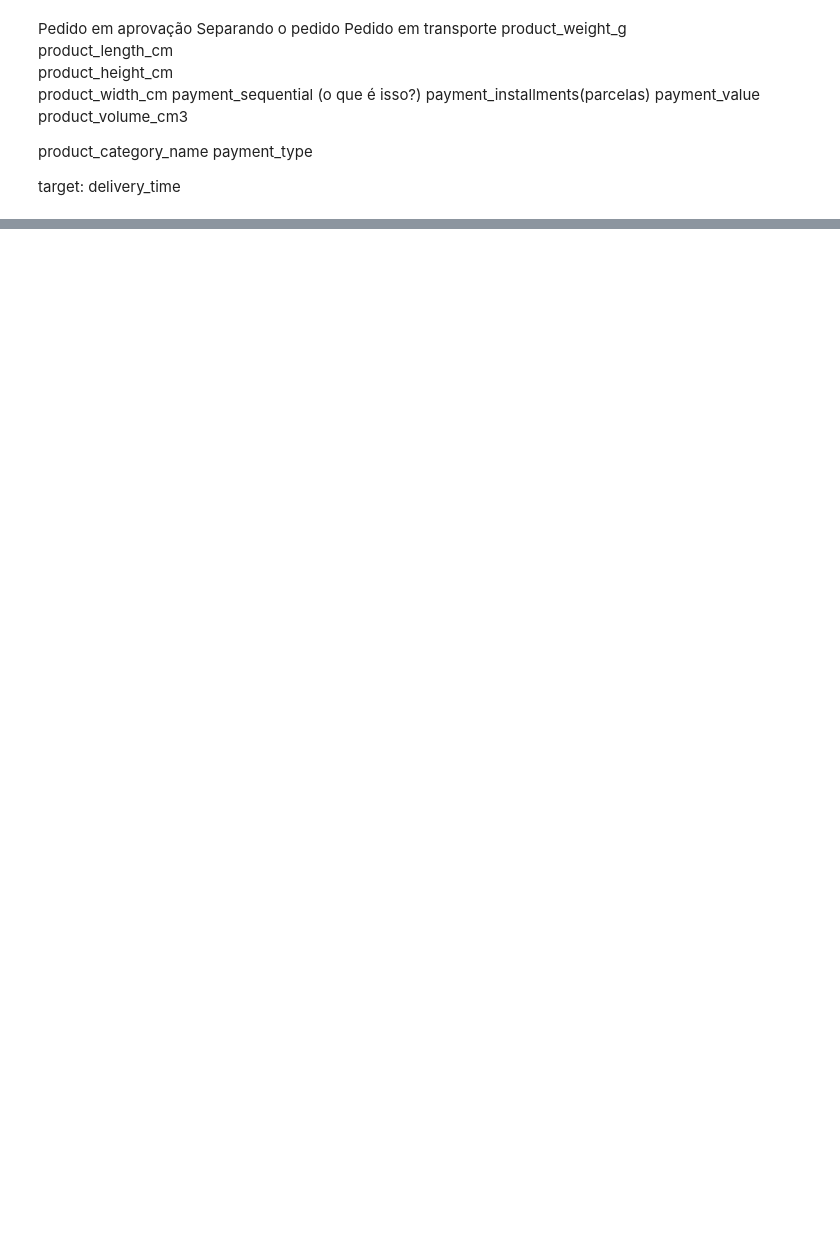
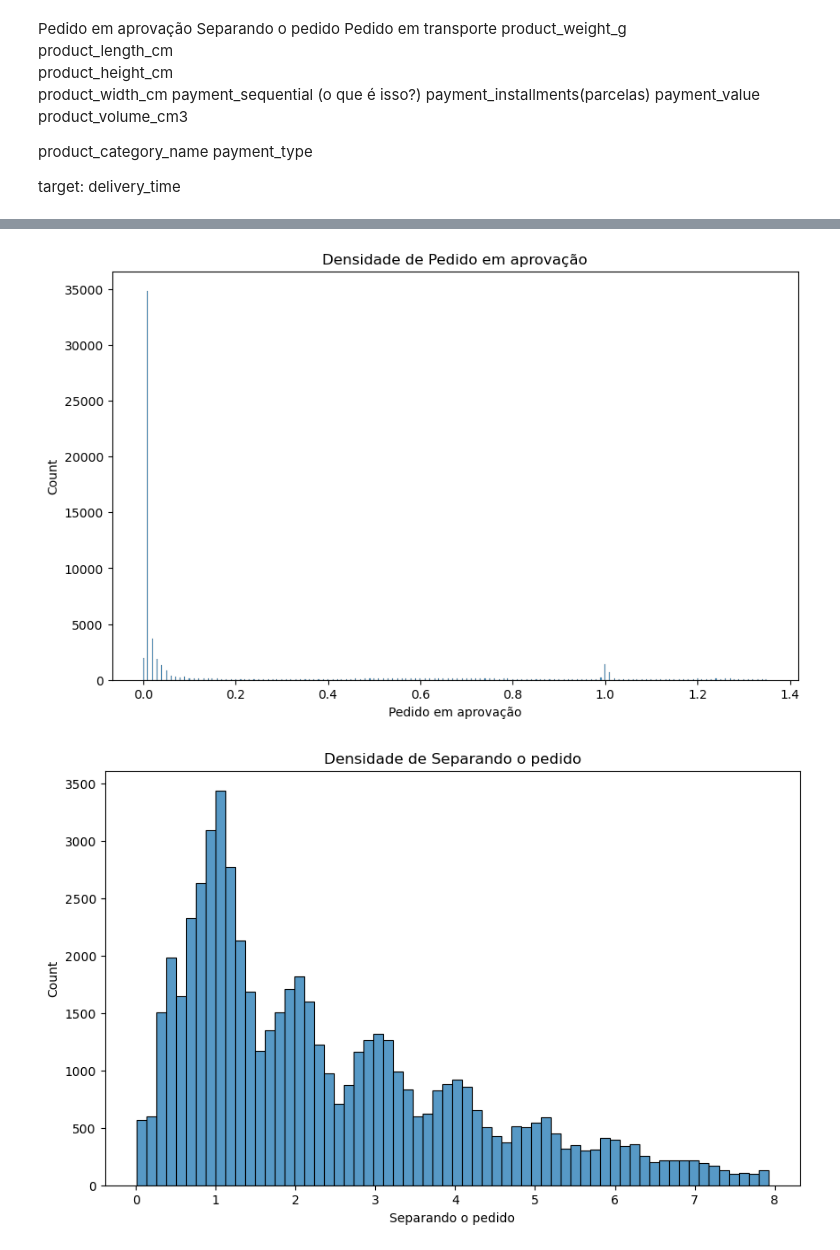
Before and after one commit to mateusono1/De-Company, a Jupyter notebook: analise_dados.ipynb, the cells around one changed output, grey strips where cells are left out. Cells and saved outputs as stored; diff of their text form; code cells hidden in the pictures; blank space fills up the shorter version.

```diff
--- a/analise_dados.ipynb
+++ b/analise_dados.ipynb
@@ -171,0 +191,8 @@ sns.heatmap(data=matriz,cmap="vlag")
+# %%
+for coluna in df_analise:
+    plt.figure(figsize=(10,6))
+    sns.histplot(df[coluna])
+    plt.title(f"Densidade de {coluna}")
+# %% [output]
+[figure, added]
+[figure, added]
```
Also changed, not shown: parts of 8 cells of this notebook.
